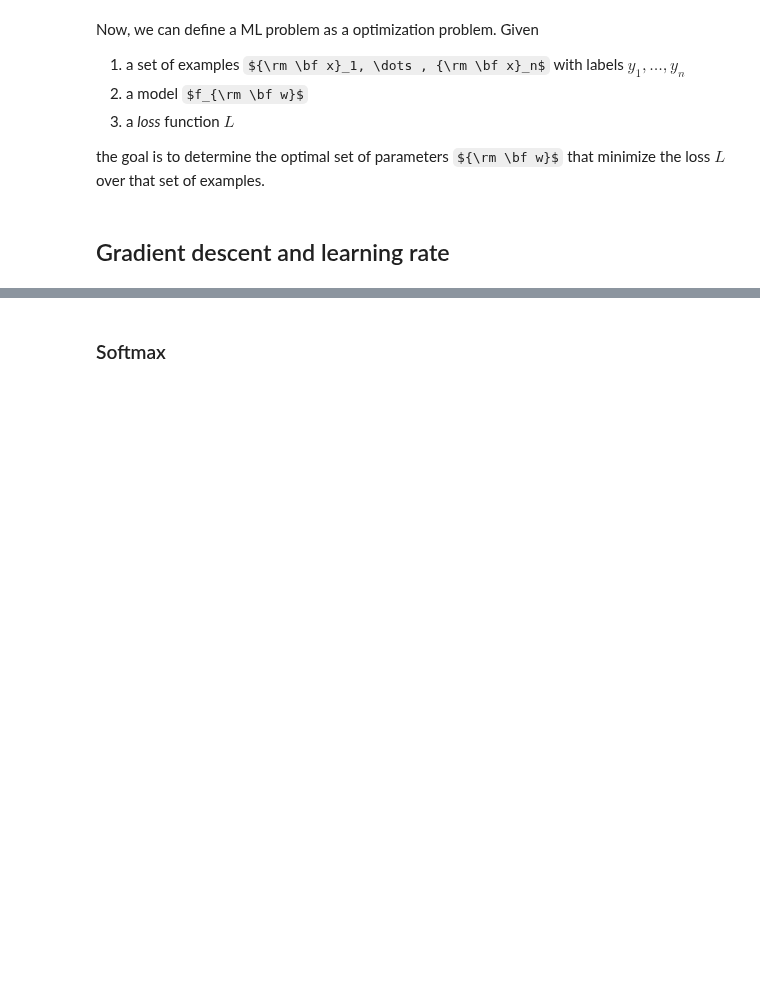
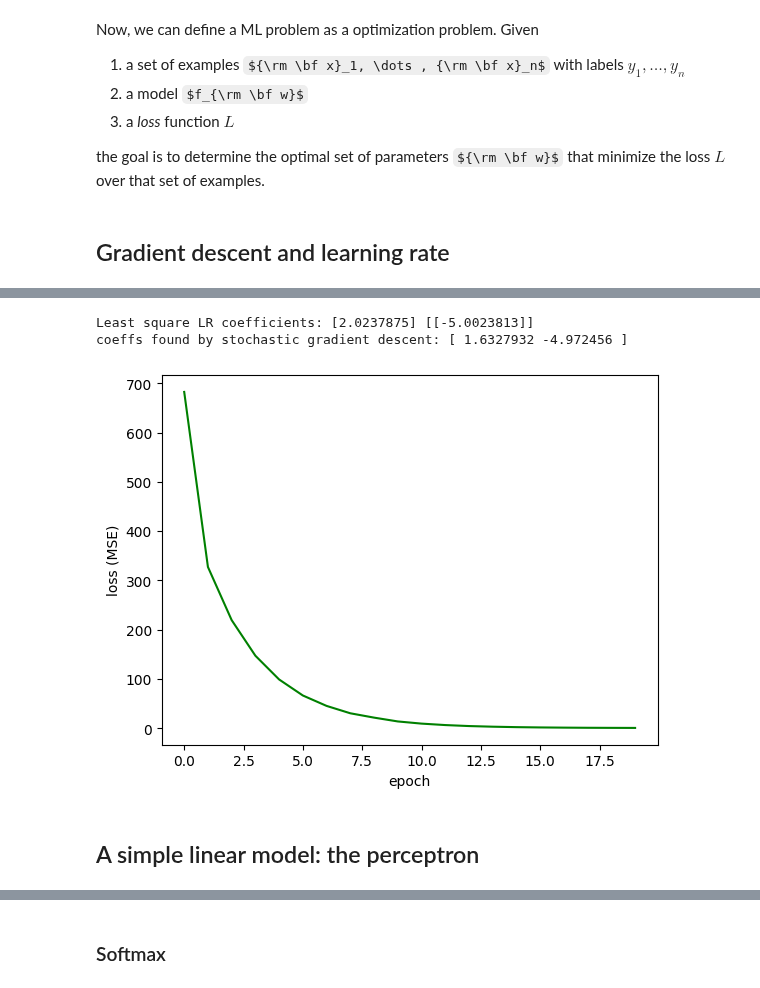
Before and after one commit to isa-ulisboa/greends-pml, a Jupyter notebook: ML_overview_with_examples.ipynb, the cells around one changed output, grey strips where cells are left out. Cells and saved outputs as stored; diff of their text form; code cells hidden in the pictures; some formulas as TeX source; blank space fills up the shorter version.

```diff
--- a/ML_overview_with_examples.ipynb
+++ b/ML_overview_with_examples.ipynb
@@ -273,0 +295,79 @@ The value `0.03` used with `learn.fit` is derived from the visual interpretation
+# %%
+# This example illustrates: gradient descent with PyTorch, train only (no separate validation/test sets), stochastic gradient descent (SGD), analytic LS regression vs SGD
+import matplotlib.pyplot as plt
+import torch
+import numpy as np
+torch.manual_seed(42)
+
+step_size = 0.001  # learning rate
+iter = 20  # number epochs
+
+############################################ Creating synthetic data
+# Creating a function f(X) with a slope of -5
+X = torch.arange(-5, 5, 0.1).view(-1, 1)  # view converts to rank-2 tensor with one column
+func = -5 * X + 2
+# Adding Gaussian noise to the function f(X) and saving it in Y
+y = func + 0.4 * torch.randn(X.size())
+
+########################################## Baseline: Linear regression LS solution
+from sklearn.linear_model import LinearRegression
+reg = LinearRegression().fit(X, y)
+print('Least square LR coefficients:',reg.intercept_,reg.coef_)
+
+####################################################### Gradient Descent
+# initial weights
+coeffs = torch.tensor([-20., -10.], requires_grad=True)
+
+# defining the function for prediction (linear regression)
+def calc_preds(x):
+    return coeffs[0] + coeffs[1] * x
+
+# Computing MSE loss for one example
+def calc_loss_from_labels(y_pred, y):
+    return torch.mean((y_pred - y) ** 2) # mean applies to a single value in this case
+
+# lists to store losses for each epoch
+training_losses = []
+
+# epochs
+for i in range(iter):
+    # calculating loss as in the beginning of an epoch and storing it
+    y_pred = calc_preds(X)
+    loss = calc_loss_from_labels(y_pred, y)
+    training_losses.append(loss.item())
+
+    # Stochastic Gradient Descent (SGD): update weights after each data point
+    for j in range(X.shape[0]):
+        # randomly select a data point
+        idx = np.random.randint(X.shape[0])
+        x_point = X[idx]
+        y_point = y[idx]
+
+        # making a prediction in forward pass
+        y_pred = calc_preds(x_point)
+
+        # calculating the loss between predicted and actual values
+        loss = calc_loss_from_labels(y_pred, y_point)
+
+        # compute gradient
+        loss.backward()
+
+        # update coeffs
+        with torch.no_grad():
+            coeffs.sub_(coeffs.grad * step_size)
+            # zero gradients
+            coeffs.grad.zero_() # PyTorch accumulates the gradients on subsequent backward passes. So, the default action has been set to accumulate (i.e. sum) the gradients on every loss.backward() call.
+
+print('coeffs found by stochastic gradient descent:', coeffs.detach().numpy())
+
+# plot training loss along epochs
+plt.plot(training_losses, '-g')
+plt.xlabel('epoch')
+plt.ylabel('loss (MSE)')
+plt.show()
+# %% [output]
+Least square LR coefficients: [2.0237875] [[-5.0023813]]
+coeffs found by stochastic gradient descent: [ 1.6327932 -4.972456 ]
+[figure, added]
+# %% [markdown]
+## A simple linear model: the perceptron
```
Also changed, not shown: parts of 13 cells of this notebook.
